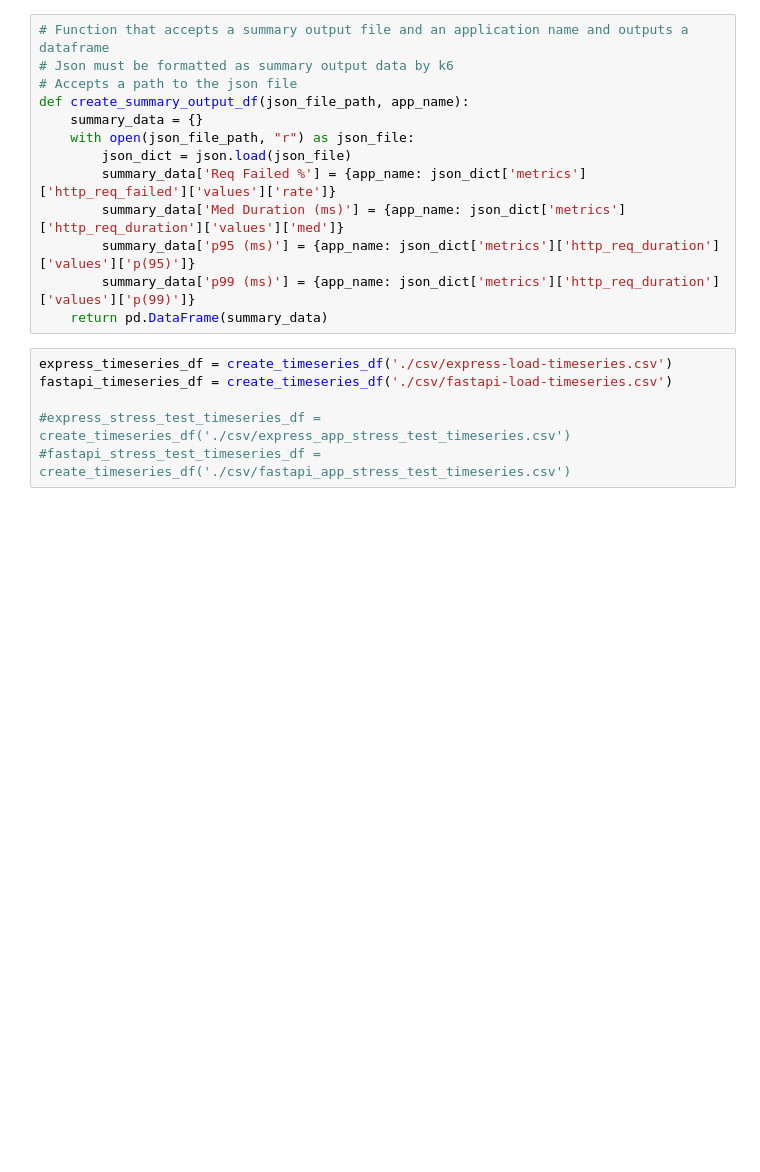
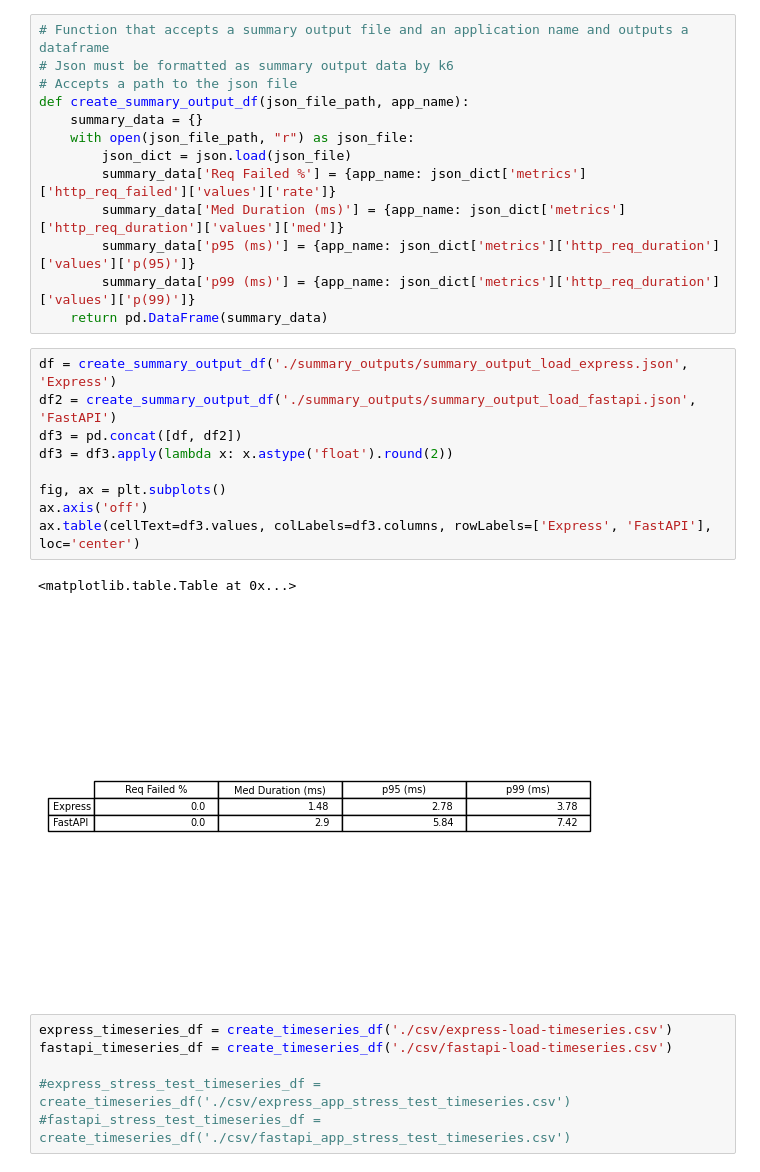
Before and after one commit to NateLeeP/api_load_test_project, a Jupyter notebook: timeseries_etl/timeseries_data_clean.ipynb, the cells around one changed output. Cells and saved outputs as stored; diff of their text form; blank space fills up the shorter version.

```diff
--- a/timeseries_etl/timeseries_data_clean.ipynb
+++ b/timeseries_etl/timeseries_data_clean.ipynb
@@ -82,6 +82,18 @@ def create_summary_output_df(json_file_path, app_name):
         summary_data['p95 (ms)'] = {app_name: json_dict['metrics']['http_req_duration']['values']['p(95)']}
         summary_data['p99 (ms)'] = {app_name: json_dict['metrics']['http_req_duration']['values']['p(99)']}
     return pd.DataFrame(summary_data)
+# %%
+df = create_summary_output_df('./summary_outputs/summary_output_load_express.json', 'Express')
+df2 = create_summary_output_df('./summary_outputs/summary_output_load_fastapi.json', 'FastAPI')
+df3 = pd.concat([df, df2])
+df3 = df3.apply(lambda x: x.astype('float').round(2))
+
+fig, ax = plt.subplots()
+ax.axis('off')
+ax.table(cellText=df3.values, colLabels=df3.columns, rowLabels=['Express', 'FastAPI'], loc='center')
+# %% [output]
+<matplotlib.table.Table at 0x...>
+[figure, added]
 # %%
 express_timeseries_df = create_timeseries_df('./csv/express-load-timeseries.csv')
 fastapi_timeseries_df = create_timeseries_df('./csv/fastapi-load-timeseries.csv')
```
Also changed, not shown: parts of 2 cells of this notebook, 1 other file.
